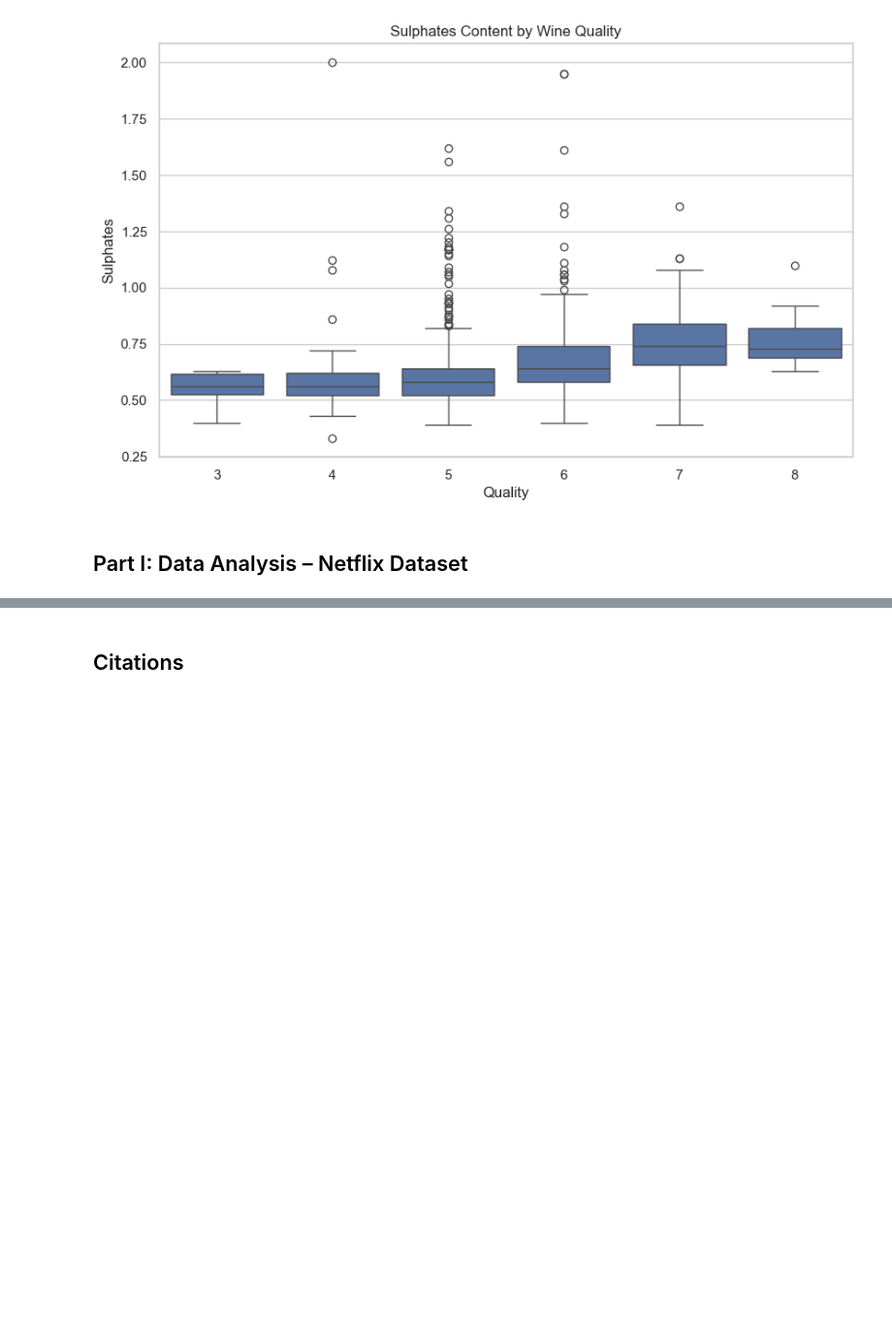
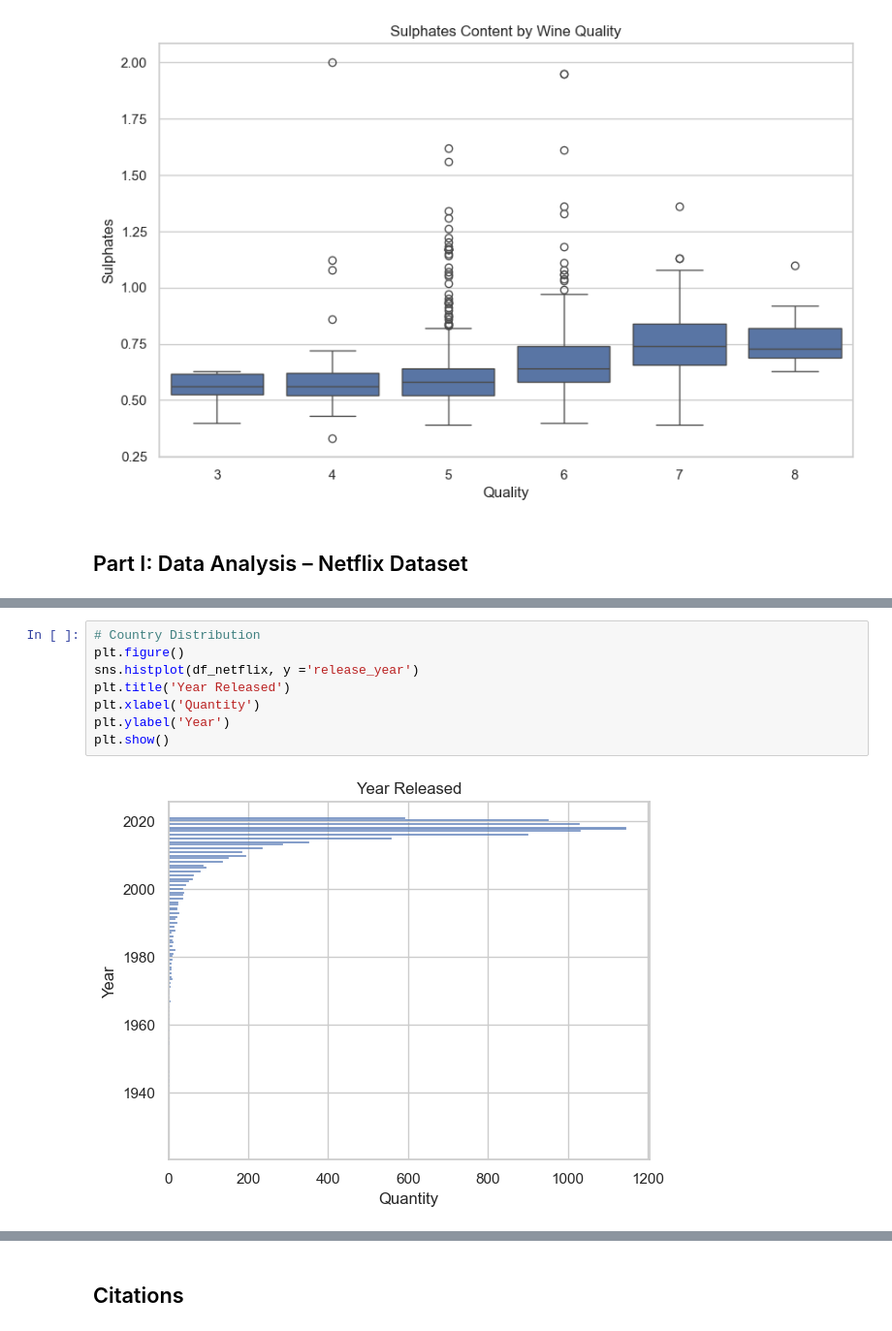
Before and after one commit to siqic4747/CSE474-574_Assignment_2, a Jupyter notebook: mthamilv_scheng42_assignment2_checkpoint.ipynb, the cells around one changed output, grey strips where cells are left out. Shown: that part at 97% size. Drawn from its saved outputs; the diff is of its cells as text; blank space fills up the shorter version.

```diff
--- a/mthamilv_scheng42_assignment2_checkpoint.ipynb
+++ b/mthamilv_scheng42_assignment2_checkpoint.ipynb
@@ -196,0 +328,10 @@ df_netflix.head()
+# %%
+# Country Distribution
+plt.figure()
+sns.histplot(df_netflix, y ='release_year')
+plt.title('Year Released')
+plt.xlabel('Quantity')
+plt.ylabel('Year')
+plt.show()
+# %% [output]
+[figure, added]
```
Also changed, not shown: parts of 11 cells of this notebook, 2 other files.
